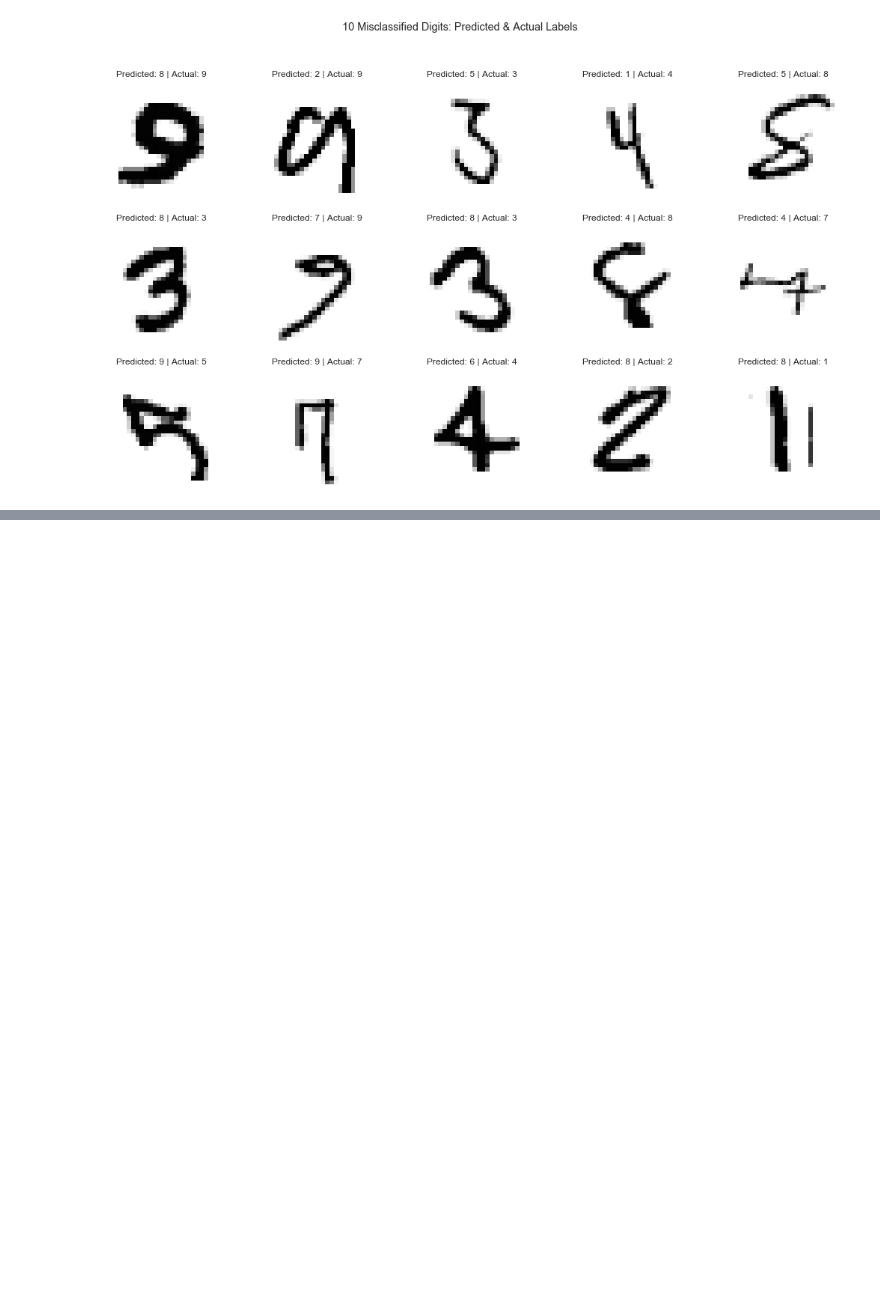
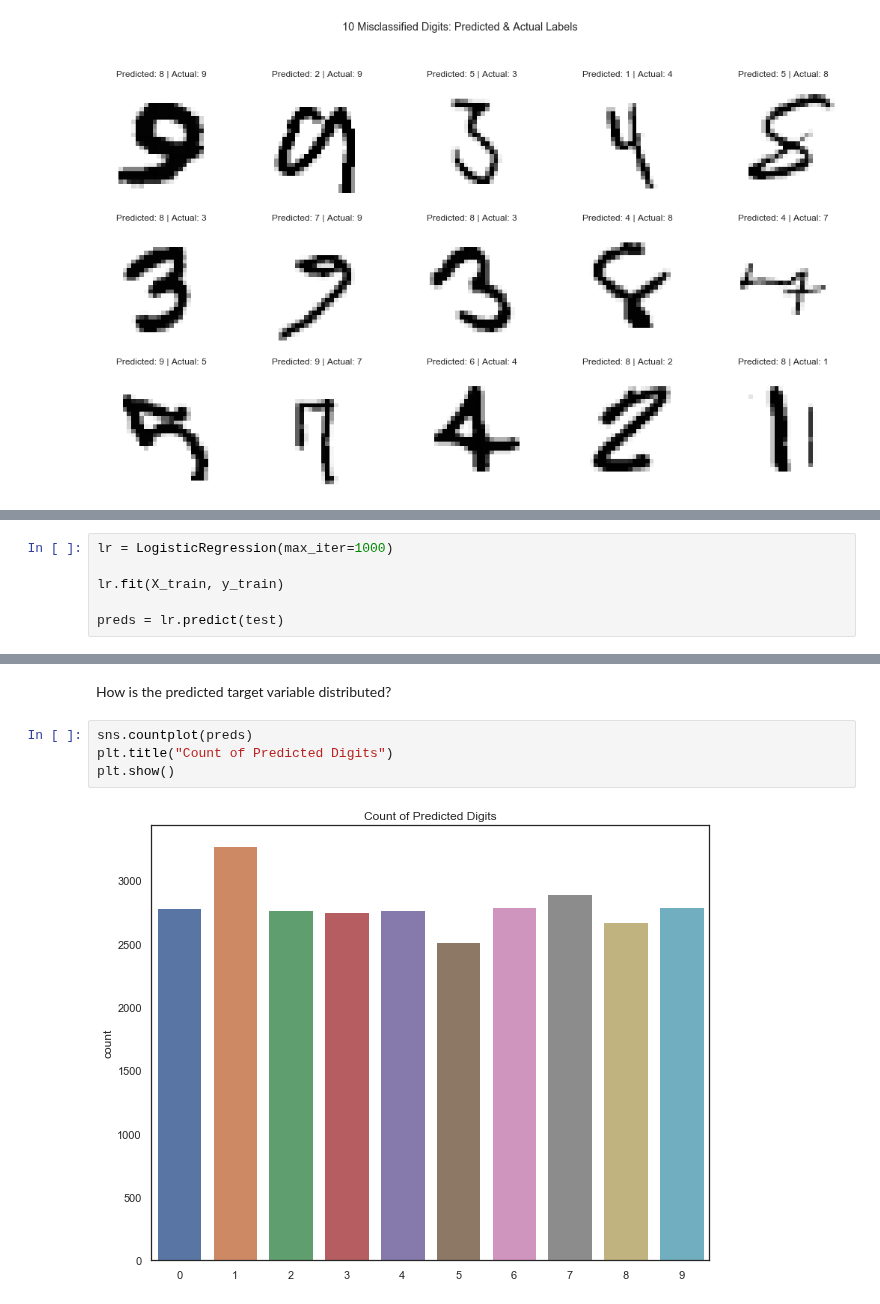
Before and after one commit to amypeniston/kaggle-competitions, a Jupyter notebook: digit-recognizer/1_EDA.ipynb, the cells around one changed output, grey strips where cells are left out. Cells and saved outputs as stored; diff of their text form; blank space fills up the shorter version.

```diff
--- a/digit-recognizer/1_EDA.ipynb
+++ b/digit-recognizer/1_EDA.ipynb
@@ -223,0 +212,6 @@ plt.show()
+# %%
+lr = LogisticRegression(max_iter=1000)
+
+lr.fit(X_train, y_train)
+
+preds = lr.predict(test)
@@ -223,0 +229,8 @@ plt.show()
+# %% [markdown]
+How is the predicted target variable distributed?
+# %%
+sns.countplot(preds)
+plt.title("Count of Predicted Digits")
+plt.show()
+# %% [output]
+[figure, added]
```
Also changed, not shown: parts of 10 cells of this notebook, 1 other file.
